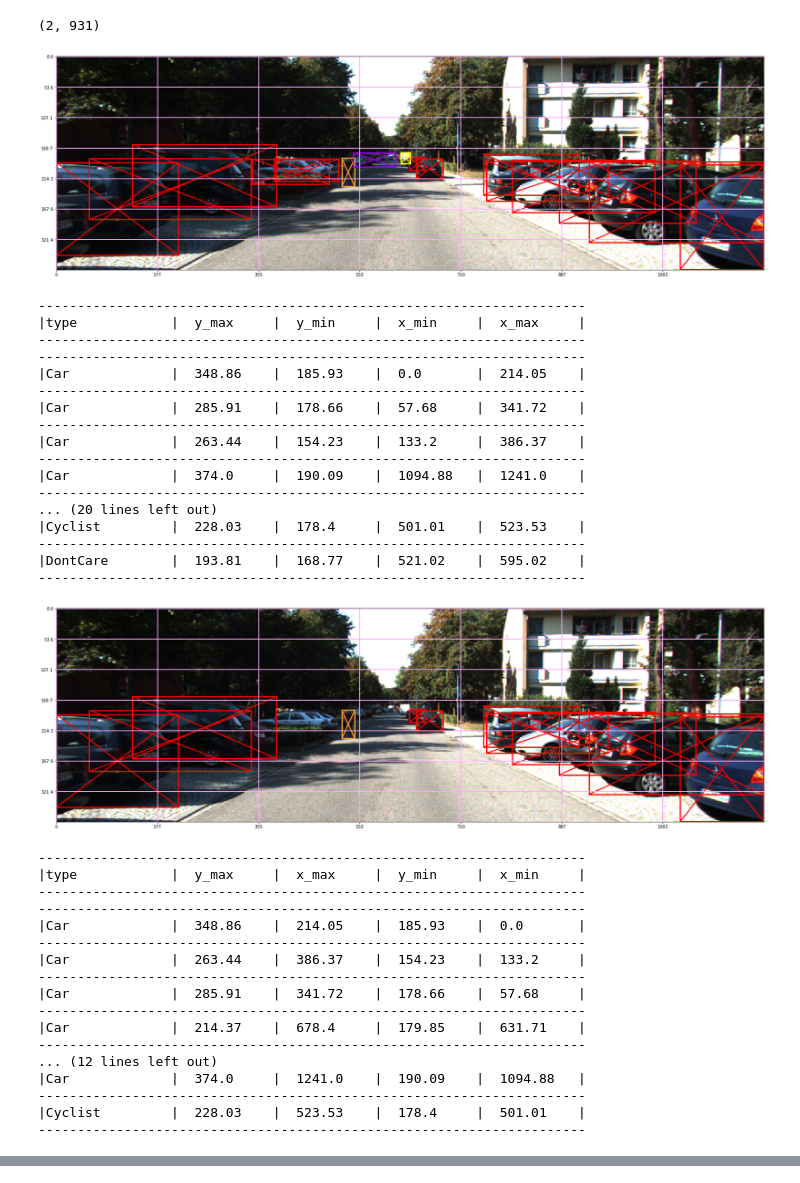
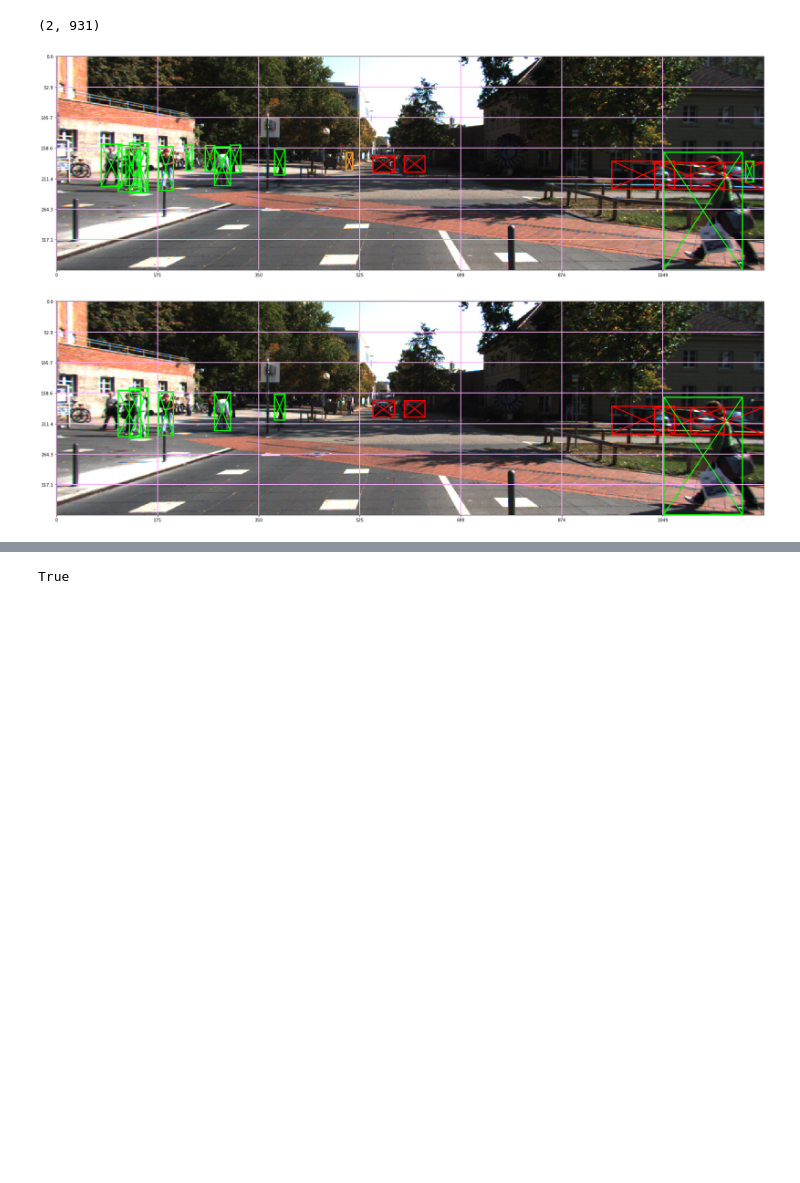
Before and after one commit to LucasVandroux/Kitti_YOLO_tf, a Jupyter notebook: YOLO_TF_notebook.ipynb, the cells around one changed output, grey strips where cells are left out. Drawn from its saved outputs; the diff is of its cells as text; code cells hidden in the pictures; blank space fills up the shorter version.

Commit message:
Correct minor bugs in the function to conver the labels in an array.

```diff
--- a/YOLO_TF_notebook.ipynb
+++ b/YOLO_TF_notebook.ipynb
@@ -287,10 +287,7 @@ def convert_labels_to_array(labels, S, B, im_shape, list_classes = LIST_CLASSES)
             # Compare the classes
             same_class = np.array_equal(class_proba, cell_class_proba)
 
-            if np.argmax(cell_class_proba) > 6:
-                is_cell_class_misc_or_dontcare = True
-            else:
-                is_cell_class_misc_or_dontcare = False
+            is_class_misc_or_dontcare = np.argmax(class_proba) > 6
 
             # The object is the same class as the object already inside
             if same_class:
@@ -303,7 +300,7 @@ def convert_labels_to_array(labels, S, B, im_shape, list_classes = LIST_CLASSES)
                     # Put box in box_2 and replace box_2
                     box_info_2 = box_info
 
-            elif (not same_class) and box_bigger_than_box_1 and is_cell_class_misc_or_dontcare:
+            elif (not same_class) and box_bigger_than_box_1 and not is_class_misc_or_dontcare:
                 # If different class and box bigger than box_1
                 box_info_1 = box_info
                 box_info_2 = np.zeros(5)
@@ -425,61 +422,41 @@ def convert_array_to_labels(arr_labels, S, B, im_shape, list_classes = LIST_CLAS
     return labels
 # %%
 S = 7
-image_id = 7480
+image_id = 6422
 
 # Import image
 im = import_im(image_id, 'train')
 im_shape = im.shape
 
 # Import labels
 original_labels = import_labels(image_id, 'train')
 
 # Display image + labels
-display_im(im, original_labels, num_cell_grid = S)
+display_im(im, original_labels, num_cell_grid = S, display_info = False)
 
 # Convert the labels to an array and back
 arr_labels = convert_labels_to_array(original_labels, S, B, im_shape)
 new_labels = convert_array_to_labels(arr_labels, S, B, im_shape)
 
 # Display image + new_labels
-display_im(im, new_labels, num_cell_grid = S)
+display_im(im, new_labels, num_cell_grid = S, display_info = False)
 # %% [output]
-[figure, old version]
+[figure, new version]
-----------------------------------------------------------------------
-|type            |  y_max     |  y_min     |  x_min     |  x_max     |
-----------------------------------------------------------------------
-----------------------------------------------------------------------
-|Car             |  348.86    |  185.93    |  0.0       |  214.05    |
-----------------------------------------------------------------------
-|Car             |  285.91    |  178.66    |  57.68     |  341.72    |
-----------------------------------------------------------------------
-|Car             |  263.44    |  154.23    |  133.2     |  386.37    |
-----------------------------------------------------------------------
-|Car             |  374.0     |  190.09    |  1094.88   |  1241.0    |
-----------------------------------------------------------------------
-... (20 lines left out)
-|Cyclist         |  228.03    |  178.4     |  501.01    |  523.53    |
-----------------------------------------------------------------------
-|DontCare        |  193.81    |  168.77    |  521.02    |  595.02    |
-----------------------------------------------------------------------
-[figure, old version]
+[figure, new version]
-----------------------------------------------------------------------
-|type            |  y_max     |  x_max     |  y_min     |  x_min     |
-----------------------------------------------------------------------
-----------------------------------------------------------------------
-|Car             |  348.86    |  214.05    |  185.93    |  0.0       |
-----------------------------------------------------------------------
-|Car             |  263.44    |  386.37    |  154.23    |  133.2     |
-----------------------------------------------------------------------
-|Car             |  285.91    |  341.72    |  178.66    |  57.68     |
-----------------------------------------------------------------------
-|Car             |  214.37    |  678.4     |  179.85    |  631.71    |
-----------------------------------------------------------------------
-... (12 lines left out)
-|Car             |  374.0     |  1241.0    |  190.09    |  1094.88   |
-----------------------------------------------------------------------
-|Cyclist         |  228.03    |  523.53    |  178.4     |  501.01    |
-----------------------------------------------------------------------
 # %% [markdown]
 ## Loss Function
 ![The YOLO Loss Function](doc_img/YOLO_loss_function.png)
+# %%
+class_proba = np.zeros(len(LIST_CLASSES))
+
+index_class = LIST_CLASSES.index('DontCare')
+
+class_proba[index_class] = 1
+
+cell_class_proba = [0, 0, 0, 0, 0, 0, 0, 1, 0]
+
+is_class_misc_or_dontcare = np.argmax(cell_class_proba) > 6
+
+print(is_class_misc_or_dontcare)
+# %% [output]
+True
```
Also changed, not shown: parts of 1 cell of this notebook.
